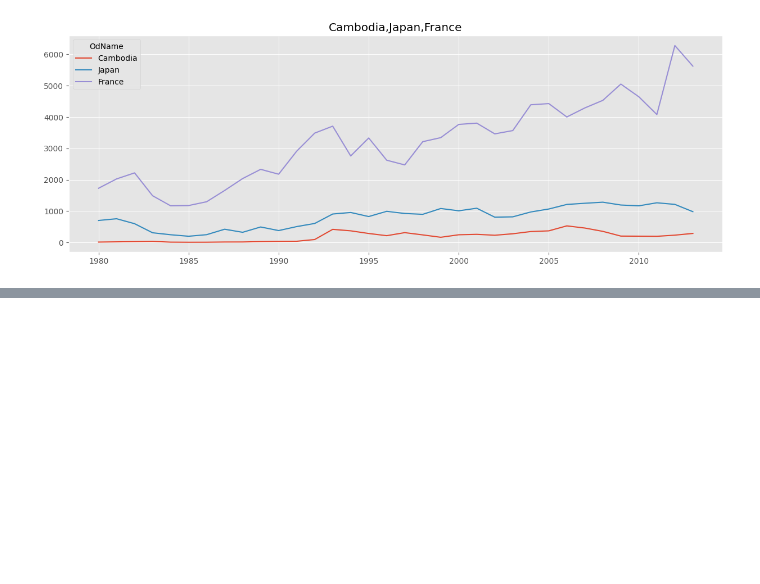
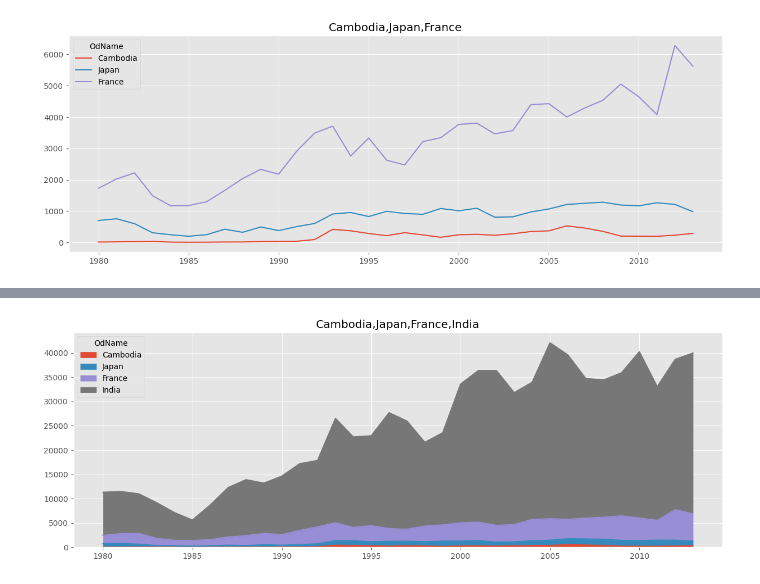
Before and after one commit to Ayushi0218/Data-Science, a Jupyter notebook: Analysis/analysis1.ipynb, the cells around one changed output, grey strips where cells are left out. Drawn from its saved outputs; the diff is of its cells as text; code cells hidden in the pictures; blank space fills up the shorter version.

```diff
--- a/Analysis/analysis1.ipynb
+++ b/Analysis/analysis1.ipynb
@@ -346,3 +346,6 @@ canada.loc[countries,years].T.plot(kind='line',title= f'{",".join(countries)}',f
 plt.savefig('Compairing 3-countries.png')
 # %% [output]
 [figure]
+# %%
+countries = ['Cambodia','Japan','France','India']
+canada.loc[countries,years]
@@ -348,0 +359,5 @@ plt.savefig('Compairing 3-countries.png')
+# %%
+canada.loc[countries,years].T.plot(kind='area',title= f'{",".join(countries)}',figsize=(15,5))
+plt.savefig('Compairing 4-countries.png')
+# %% [output]
+[figure, added]
```
Also changed, not shown: parts of 1 cell of this notebook, 1 other file.
